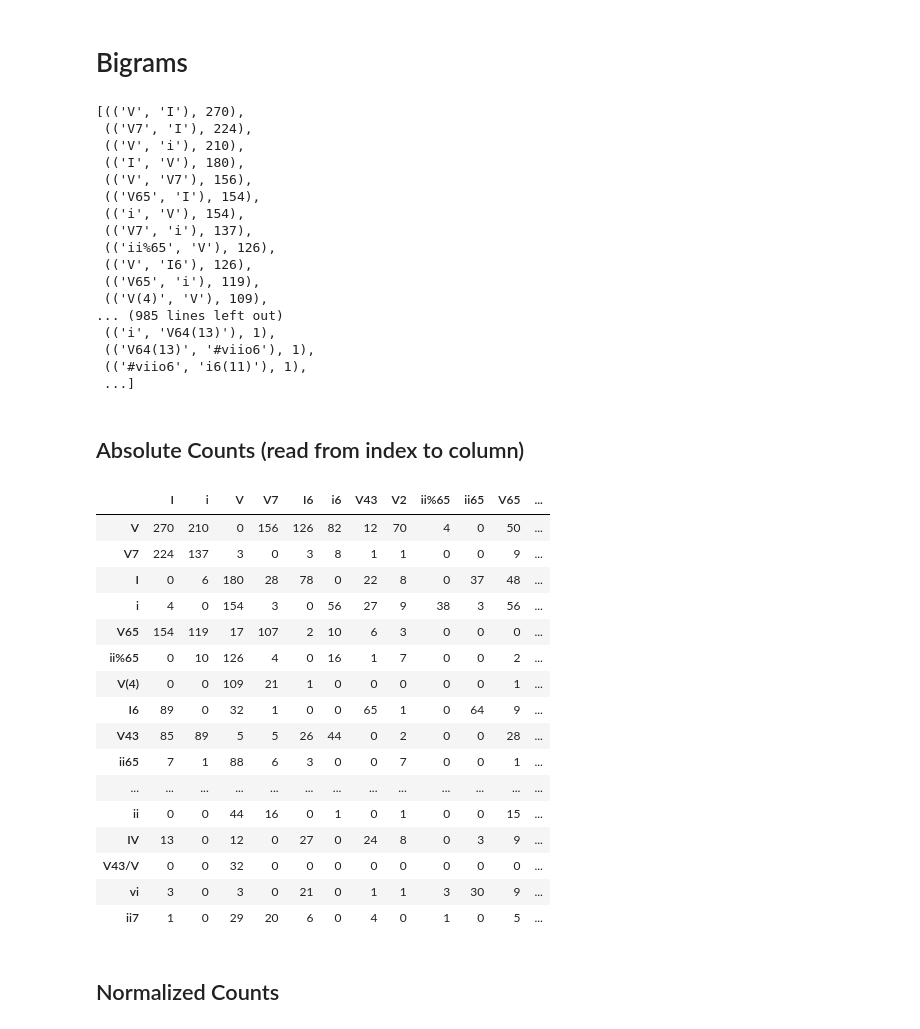
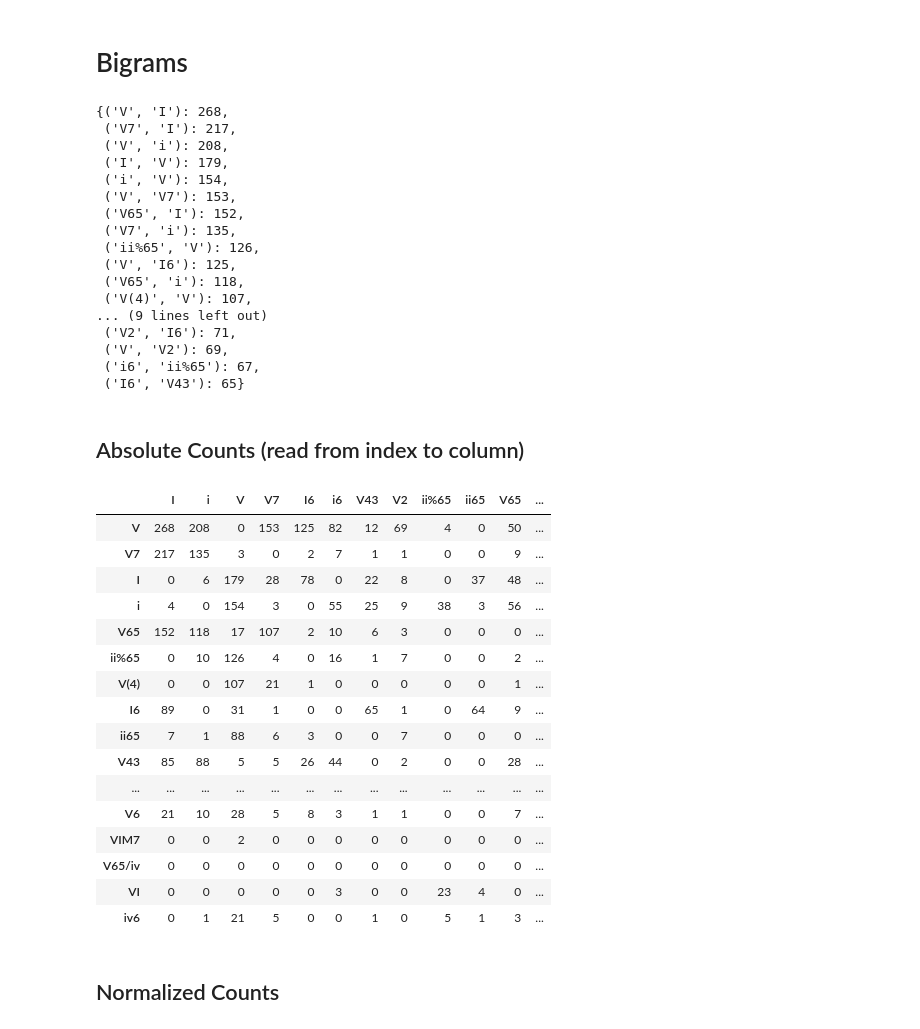
Before and after one commit to DCMLab/coup, a Jupyter notebook: figures.ipynb, the cells around one changed output. Cells and saved outputs as stored; diff of their text form; code cells hidden in the pictures.

```diff
--- a/figures.ipynb
+++ b/figures.ipynb
@@ -298,3 +319,4 @@ Couperin-concerts_royaux/harmonies  -> {'.tsv': 26}
 # %%
-p = Parse('.', key='coup', file_re='tsv$', index='fname', folder_re='harmonies')
+p = Parse('.', key='coup', exclude_re='AN.tsv$', file_re='tsv$', index='fname', folder_re='harmonies')
 p.parse_tsv()
+p
@@ -361,0 +366,3 @@ Name: chord, dtype: int64
+# %%
+k = 25
+df.chord.value_counts().iloc[:k]
@@ -404,47 +429,47 @@ chord_successions = [s.to_list() for _, s in df.groupby('key_regions').chord]
 gs = grams(chord_successions)
 c = Counter(gs)
 # %%
-sorted(c.items(), key=lambda a: a[1], reverse=True)
+dict(sorted(c.items(), key=lambda a: a[1], reverse=True)[:k])
 # %% [output]
-[(('V', 'I'), 270),
- (('V7', 'I'), 224),
- (('V', 'i'), 210),
- (('I', 'V'), 180),
- (('V', 'V7'), 156),
- (('V65', 'I'), 154),
- (('i', 'V'), 154),
- (('V7', 'i'), 137),
- (('ii%65', 'V'), 126),
- (('V', 'I6'), 126),
- (('V65', 'i'), 119),
- (('V(4)', 'V'), 109),
-... (985 lines left out)
- (('i', 'V64(13)'), 1),
- (('V64(13)', '#viio6'), 1),
- (('#viio6', 'i6(11)'), 1),
- ...]
+{('V', 'I'): 268,
+ ('V7', 'I'): 217,
+ ('V', 'i'): 208,
+ ('I', 'V'): 179,
+ ('i', 'V'): 154,
+ ('V', 'V7'): 153,
+ ('V65', 'I'): 152,
+ ('V7', 'i'): 135,
+ ('ii%65', 'V'): 126,
+ ('V', 'I6'): 125,
+ ('V65', 'i'): 118,
+ ('V(4)', 'V'): 107,
+... (9 lines left out)
+ ('V2', 'I6'): 71,
+ ('V', 'V2'): 69,
+ ('i6', 'ii%65'): 67,
+ ('I6', 'V43'): 65}
 # %% [markdown]
 ## Absolute Counts (read from index to column)
 # %%
-transition_matrix(chord_successions, k=20, dist_only=True)
+transition_matrix(chord_successions, k=k, dist_only=True)
 # %% [output]
 |  | I | i | V | V7 | I6 | i6 | V43 | V2 | ii%65 | ii65 | V65 | ... |
-| V | 270 | 210 | 0 | 156 | 126 | 82 | 12 | 70 | 4 | 0 | 50 | ... |
-| V7 | 224 | 137 | 3 | 0 | 3 | 8 | 1 | 1 | 0 | 0 | 9 | ... |
-| I | 0 | 6 | 180 | 28 | 78 | 0 | 22 | 8 | 0 | 37 | 48 | ... |
-| i | 4 | 0 | 154 | 3 | 0 | 56 | 27 | 9 | 38 | 3 | 56 | ... |
-| V65 | 154 | 119 | 17 | 107 | 2 | 10 | 6 | 3 | 0 | 0 | 0 | ... |
+| V | 268 | 208 | 0 | 153 | 125 | 82 | 12 | 69 | 4 | 0 | 50 | ... |
+| V7 | 217 | 135 | 3 | 0 | 2 | 7 | 1 | 1 | 0 | 0 | 9 | ... |
+| I | 0 | 6 | 179 | 28 | 78 | 0 | 22 | 8 | 0 | 37 | 48 | ... |
+| i | 4 | 0 | 154 | 3 | 0 | 55 | 25 | 9 | 38 | 3 | 56 | ... |
+| V65 | 152 | 118 | 17 | 107 | 2 | 10 | 6 | 3 | 0 | 0 | 0 | ... |
 | ii%65 | 0 | 10 | 126 | 4 | 0 | 16 | 1 | 7 | 0 | 0 | 2 | ... |
-| V(4) | 0 | 0 | 109 | 21 | 1 | 0 | 0 | 0 | 0 | 0 | 1 | ... |
-| I6 | 89 | 0 | 32 | 1 | 0 | 0 | 65 | 1 | 0 | 64 | 9 | ... |
-| V43 | 85 | 89 | 5 | 5 | 26 | 44 | 0 | 2 | 0 | 0 | 28 | ... |
-| ii65 | 7 | 1 | 88 | 6 | 3 | 0 | 0 | 7 | 0 | 0 | 1 | ... |
+| V(4) | 0 | 0 | 107 | 21 | 1 | 0 | 0 | 0 | 0 | 0 | 1 | ... |
+| I6 | 89 | 0 | 31 | 1 | 0 | 0 | 65 | 1 | 0 | 64 | 9 | ... |
+| ii65 | 7 | 1 | 88 | 6 | 3 | 0 | 0 | 7 | 0 | 0 | 0 | ... |
+| V43 | 85 | 88 | 5 | 5 | 26 | 44 | 0 | 2 | 0 | 0 | 28 | ... |
 | ... | ... | ... | ... | ... | ... | ... | ... | ... | ... | ... | ... | ... |
-| ii | 0 | 0 | 44 | 16 | 0 | 1 | 0 | 1 | 0 | 0 | 15 | ... |
-| IV | 13 | 0 | 12 | 0 | 27 | 0 | 24 | 8 | 0 | 3 | 9 | ... |
-| V43/V | 0 | 0 | 32 | 0 | 0 | 0 | 0 | 0 | 0 | 0 | 0 | ... |
-| vi | 3 | 0 | 3 | 0 | 21 | 0 | 1 | 1 | 3 | 30 | 9 | ... |
-| ii7 | 1 | 0 | 29 | 20 | 6 | 0 | 4 | 0 | 1 | 0 | 5 | ... |
+| V6 | 21 | 10 | 28 | 5 | 8 | 3 | 1 | 1 | 0 | 0 | 7 | ... |
+| VIM7 | 0 | 0 | 2 | 0 | 0 | 0 | 0 | 0 | 0 | 0 | 0 | ... |
+| V65/iv | 0 | 0 | 0 | 0 | 0 | 0 | 0 | 0 | 0 | 0 | 0 | ... |
+| VI | 0 | 0 | 0 | 0 | 0 | 3 | 0 | 0 | 23 | 4 | 0 | ... |
+| iv6 | 0 | 1 | 21 | 5 | 0 | 0 | 1 | 0 | 5 | 1 | 3 | ... |
 # %% [markdown]
 ## Normalized Counts
 # %%
```
Also changed, not shown: parts of 39 cells of this notebook.
